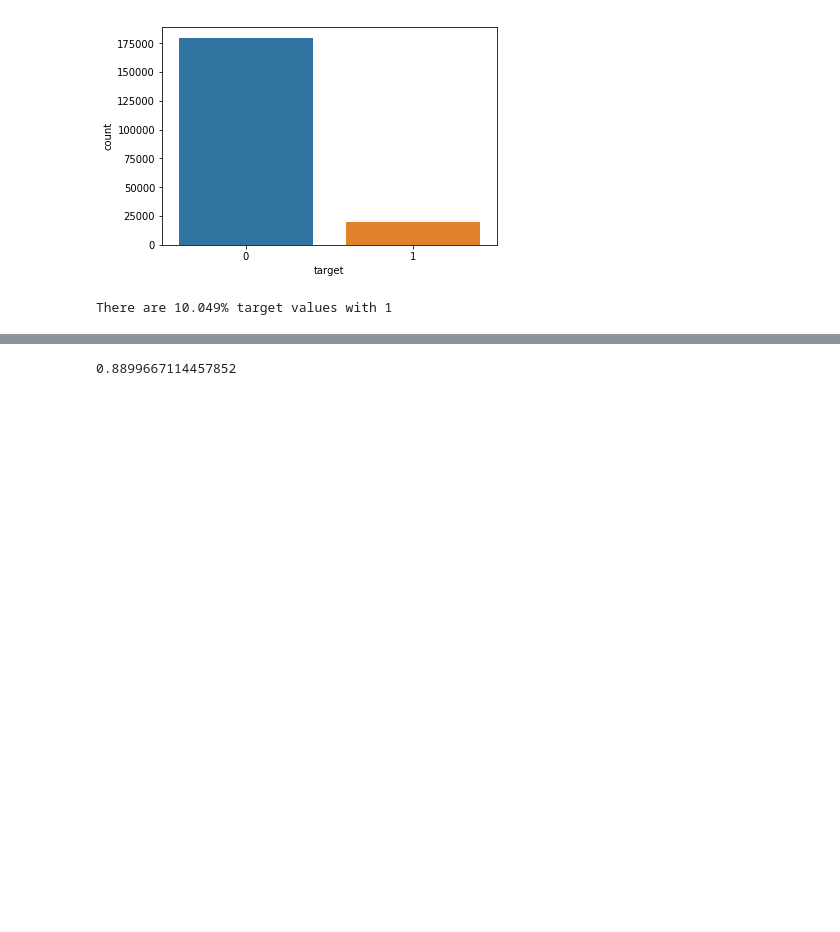
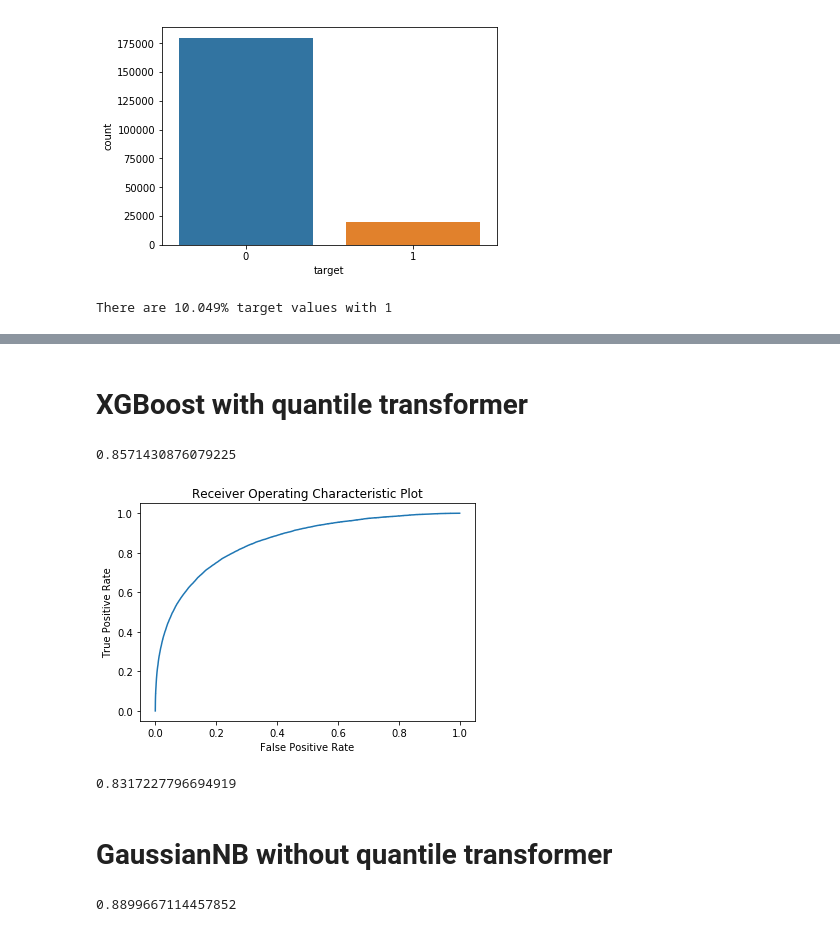
Before and after one commit to millengustavo/santander_ctp_kaggle, a Jupyter notebook: santander_kaggle.ipynb, the cells around one changed output, grey strips where cells are left out. Cells and saved outputs as stored; diff of their text form; code cells hidden in the pictures; blank space fills up the shorter version.

```diff
--- a/santander_kaggle.ipynb
+++ b/santander_kaggle.ipynb
@@ -168,3 +170,23 @@ print(roc_auc_score(y_test, y_pred))
+# %% [markdown]
+# XGBoost with quantile transformer
+# %%
+pipeline = make_pipeline(QuantileTransformer(output_distribution='normal'), XGBClassifier())
+pipeline.fit(X_train, y_train)
+fpr, tpr, thr = roc_curve(y_train, pipeline.predict_proba(X_train)[:,1])
+plt.plot(fpr, tpr)
+plt.xlabel('False Positive Rate')
+plt.ylabel('True Positive Rate')
+plt.title('Receiver Operating Characteristic Plot')
+auc(fpr, tpr)
+# %% [output]
+0.8571430876079225
+[figure, added]
+# %%
+cross_val_score(pipeline, X_train, y_train, scoring='roc_auc', cv=10).mean()
+# %% [output]
+0.8317227796694919
+# %% [markdown]
+# GaussianNB without quantile transformer
 # %%
 nb_clf = GaussianNB()
 nb_clf.fit(X_train, y_train)
```
Also changed, not shown: parts of 14 cells of this notebook.
